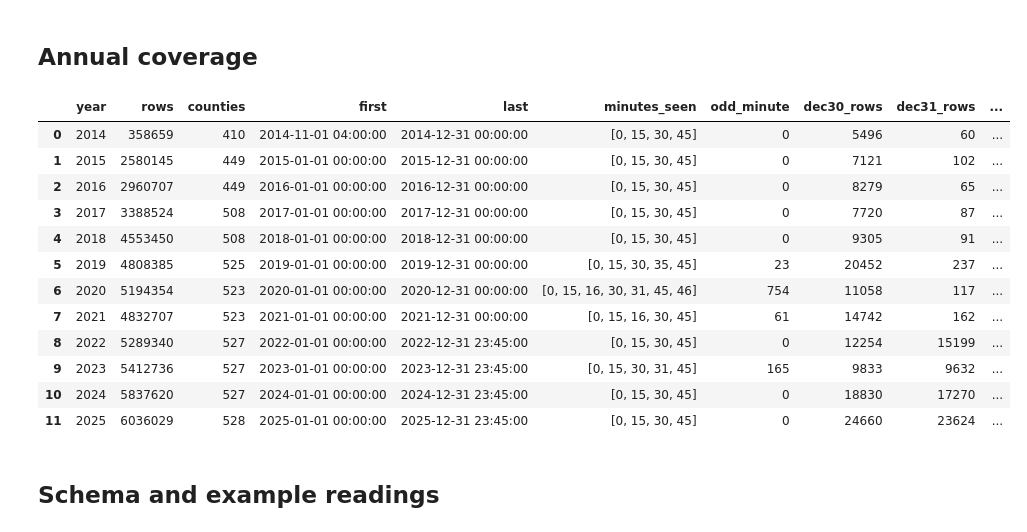
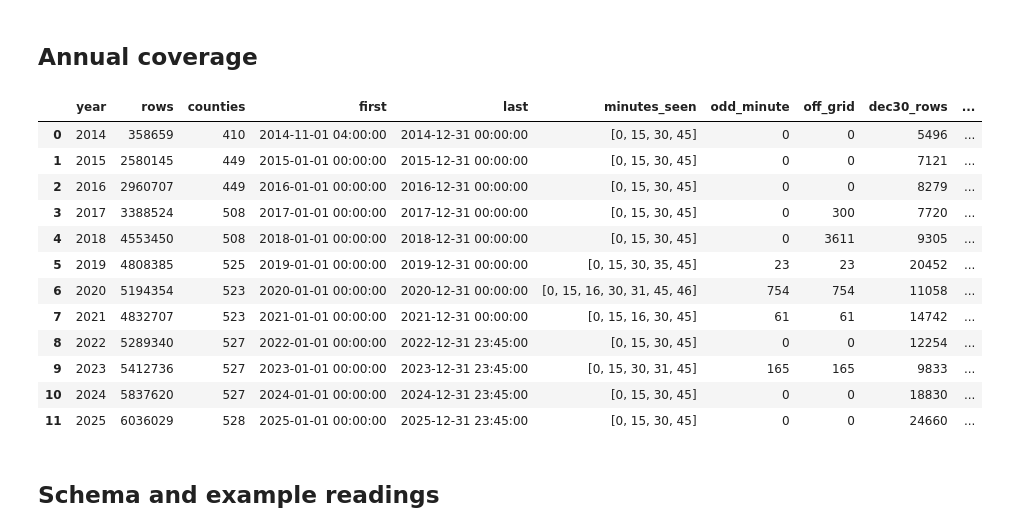
Before and after one commit to Chumpz0/Capstone-Power-Outage-Prediction, a Jupyter notebook: notebooks/01_quality_outages.ipynb, the cells around one changed output. Drawn from its saved outputs; the diff is of its cells as text; code cells hidden in the pictures.

```diff
--- a/notebooks/01_quality_outages.ipynb
+++ b/notebooks/01_quality_outages.ipynb
@@ -38,7 +38,8 @@ for y in C.YEARS:
         "first": t.min(),
         "last": t.max(),
         "minutes_seen": sorted(t.dt.minute.unique()),
-        "odd_minute": (t.dt.minute % 15 != 0).sum(),           # stamped off the 15-min grid
+        "odd_minute": (t.dt.minute % 15 != 0).sum(),
+        "off_grid": (t.ne(t.dt.floor("15min")) & t.notna()).sum(),  # includes seconds
         "dec30_rows": ((t.dt.month == 12) & (t.dt.day == 30)).sum(),
         "dec31_rows": ((t.dt.month == 12) & (t.dt.day == 31)).sum(),
         "null_customers_out": out.isna().sum(),
@@ -52,46 +53,46 @@ for y in C.YEARS:
     })
 
     # Per county: how many readings, how many null, biggest outage
     c = df.groupby(["fips_code", "county", "state"], dropna=False).agg(
         readings=("customers_out", "size"),
         nulls=("customers_out", lambda s: s.isna().sum()),
         max_out=("customers_out", "max"),
     ).reset_index()
     c["year"] = y
     c["pct_of_possible"] = 100 * c["readings"] / slots
     per_county.append(c)
 
     # Per month: rows and counties reporting
     m = df.groupby(t.dt.month).agg(rows=("fips_code", "size"), counties=("fips_code", "nunique"))
     m["year"] = y
     monthly.append(m.reset_index(names="month"))
 
     # Null customers_out by state and month
     n = df[out.isna()]
     nulls.append(n.groupby([n["state"], n["run_start_time"].dt.month.rename("month")]).size()
                   .rename("null_rows").reset_index().assign(year=y))
 
     del df, out, t, n
 
 summary = pd.DataFrame(summary)
 per_county = pd.concat(per_county, ignore_index=True)
 monthly = pd.concat(monthly, ignore_index=True)
 nulls = pd.concat(nulls, ignore_index=True)
 summary
 # %% [output]
-|  | year | rows | counties | first | last | minutes_seen | odd_minute | dec30_rows | dec31_rows | ... |
-| 0 | 2014 | 358659 | 410 | 2014-11-01 04:00:00 | 2014-12-31 00:00:00 | [0, 15, 30, 45] | 0 | 5496 | 60 | ... |
-| 1 | 2015 | 2580145 | 449 | 2015-01-01 00:00:00 | 2015-12-31 00:00:00 | [0, 15, 30, 45] | 0 | 7121 | 102 | ... |
-| 2 | 2016 | 2960707 | 449 | 2016-01-01 00:00:00 | 2016-12-31 00:00:00 | [0, 15, 30, 45] | 0 | 8279 | 65 | ... |
-| 3 | 2017 | 3388524 | 508 | 2017-01-01 00:00:00 | 2017-12-31 00:00:00 | [0, 15, 30, 45] | 0 | 7720 | 87 | ... |
-| 4 | 2018 | 4553450 | 508 | 2018-01-01 00:00:00 | 2018-12-31 00:00:00 | [0, 15, 30, 45] | 0 | 9305 | 91 | ... |
-| 5 | 2019 | 4808385 | 525 | 2019-01-01 00:00:00 | 2019-12-31 00:00:00 | [0, 15, 30, 35, 45] | 23 | 20452 | 237 | ... |
-| 6 | 2020 | 5194354 | 523 | 2020-01-01 00:00:00 | 2020-12-31 00:00:00 | [0, 15, 16, 30, 31, 45, 46] | 754 | 11058 | 117 | ... |
-| 7 | 2021 | 4832707 | 523 | 2021-01-01 00:00:00 | 2021-12-31 00:00:00 | [0, 15, 16, 30, 45] | 61 | 14742 | 162 | ... |
-| 8 | 2022 | 5289340 | 527 | 2022-01-01 00:00:00 | 2022-12-31 23:45:00 | [0, 15, 30, 45] | 0 | 12254 | 15199 | ... |
-| 9 | 2023 | 5412736 | 527 | 2023-01-01 00:00:00 | 2023-12-31 23:45:00 | [0, 15, 30, 31, 45] | 165 | 9833 | 9632 | ... |
-| 10 | 2024 | 5837620 | 527 | 2024-01-01 00:00:00 | 2024-12-31 23:45:00 | [0, 15, 30, 45] | 0 | 18830 | 17270 | ... |
-| 11 | 2025 | 6036029 | 528 | 2025-01-01 00:00:00 | 2025-12-31 23:45:00 | [0, 15, 30, 45] | 0 | 24660 | 23624 | ... |
+|  | year | rows | counties | first | last | minutes_seen | odd_minute | off_grid | dec30_rows | ... |
+| 0 | 2014 | 358659 | 410 | 2014-11-01 04:00:00 | 2014-12-31 00:00:00 | [0, 15, 30, 45] | 0 | 0 | 5496 | ... |
+| 1 | 2015 | 2580145 | 449 | 2015-01-01 00:00:00 | 2015-12-31 00:00:00 | [0, 15, 30, 45] | 0 | 0 | 7121 | ... |
+| 2 | 2016 | 2960707 | 449 | 2016-01-01 00:00:00 | 2016-12-31 00:00:00 | [0, 15, 30, 45] | 0 | 0 | 8279 | ... |
+| 3 | 2017 | 3388524 | 508 | 2017-01-01 00:00:00 | 2017-12-31 00:00:00 | [0, 15, 30, 45] | 0 | 300 | 7720 | ... |
+| 4 | 2018 | 4553450 | 508 | 2018-01-01 00:00:00 | 2018-12-31 00:00:00 | [0, 15, 30, 45] | 0 | 3611 | 9305 | ... |
+| 5 | 2019 | 4808385 | 525 | 2019-01-01 00:00:00 | 2019-12-31 00:00:00 | [0, 15, 30, 35, 45] | 23 | 23 | 20452 | ... |
+| 6 | 2020 | 5194354 | 523 | 2020-01-01 00:00:00 | 2020-12-31 00:00:00 | [0, 15, 16, 30, 31, 45, 46] | 754 | 754 | 11058 | ... |
+| 7 | 2021 | 4832707 | 523 | 2021-01-01 00:00:00 | 2021-12-31 00:00:00 | [0, 15, 16, 30, 45] | 61 | 61 | 14742 | ... |
+| 8 | 2022 | 5289340 | 527 | 2022-01-01 00:00:00 | 2022-12-31 23:45:00 | [0, 15, 30, 45] | 0 | 0 | 12254 | ... |
+| 9 | 2023 | 5412736 | 527 | 2023-01-01 00:00:00 | 2023-12-31 23:45:00 | [0, 15, 30, 31, 45] | 165 | 165 | 9833 | ... |
+| 10 | 2024 | 5837620 | 527 | 2024-01-01 00:00:00 | 2024-12-31 23:45:00 | [0, 15, 30, 45] | 0 | 0 | 18830 | ... |
+| 11 | 2025 | 6036029 | 528 | 2025-01-01 00:00:00 | 2025-12-31 23:45:00 | [0, 15, 30, 45] | 0 | 0 | 24660 | ... |
 # %% [markdown]
 ## Schema and example readings
 # %%
```
Also changed, not shown: parts of 1 cell of this notebook, 33 other files.
